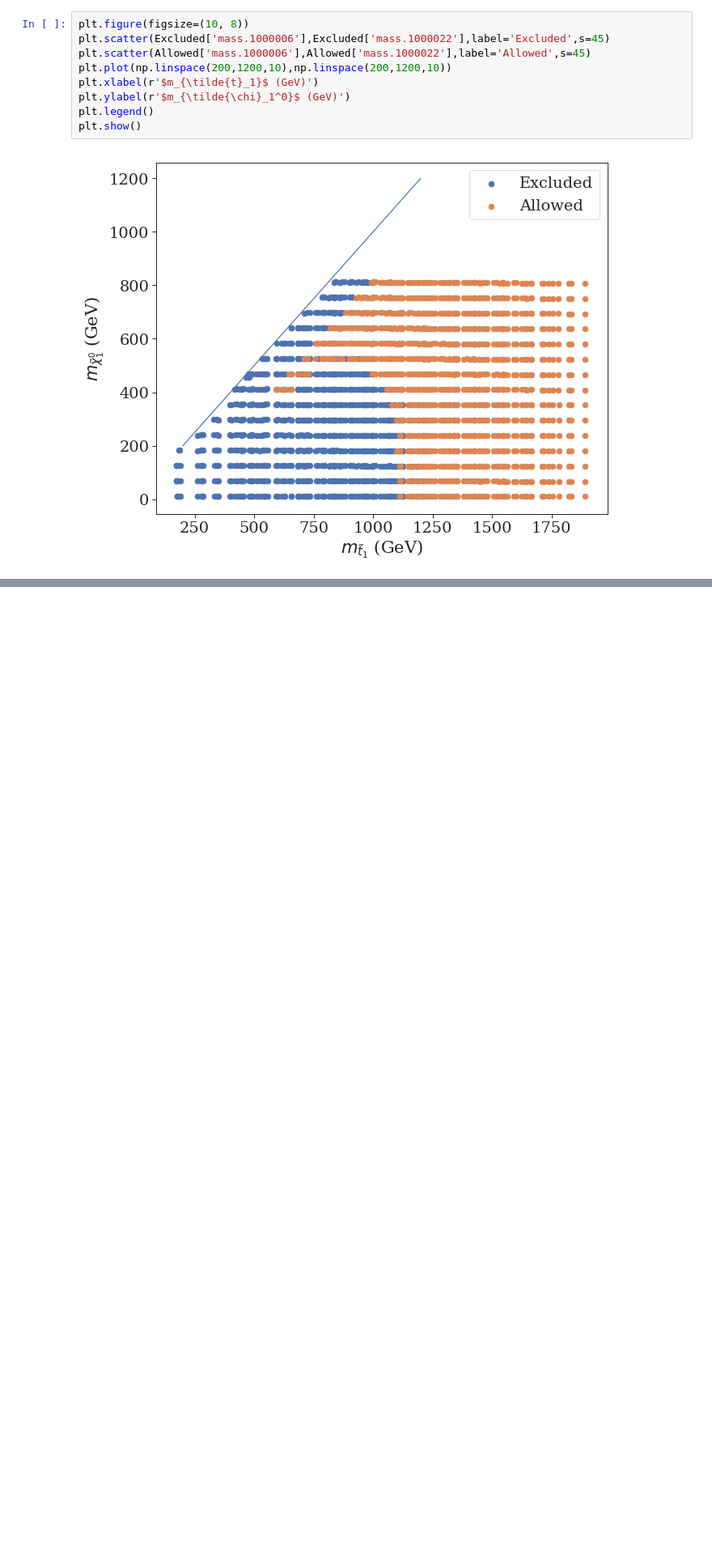
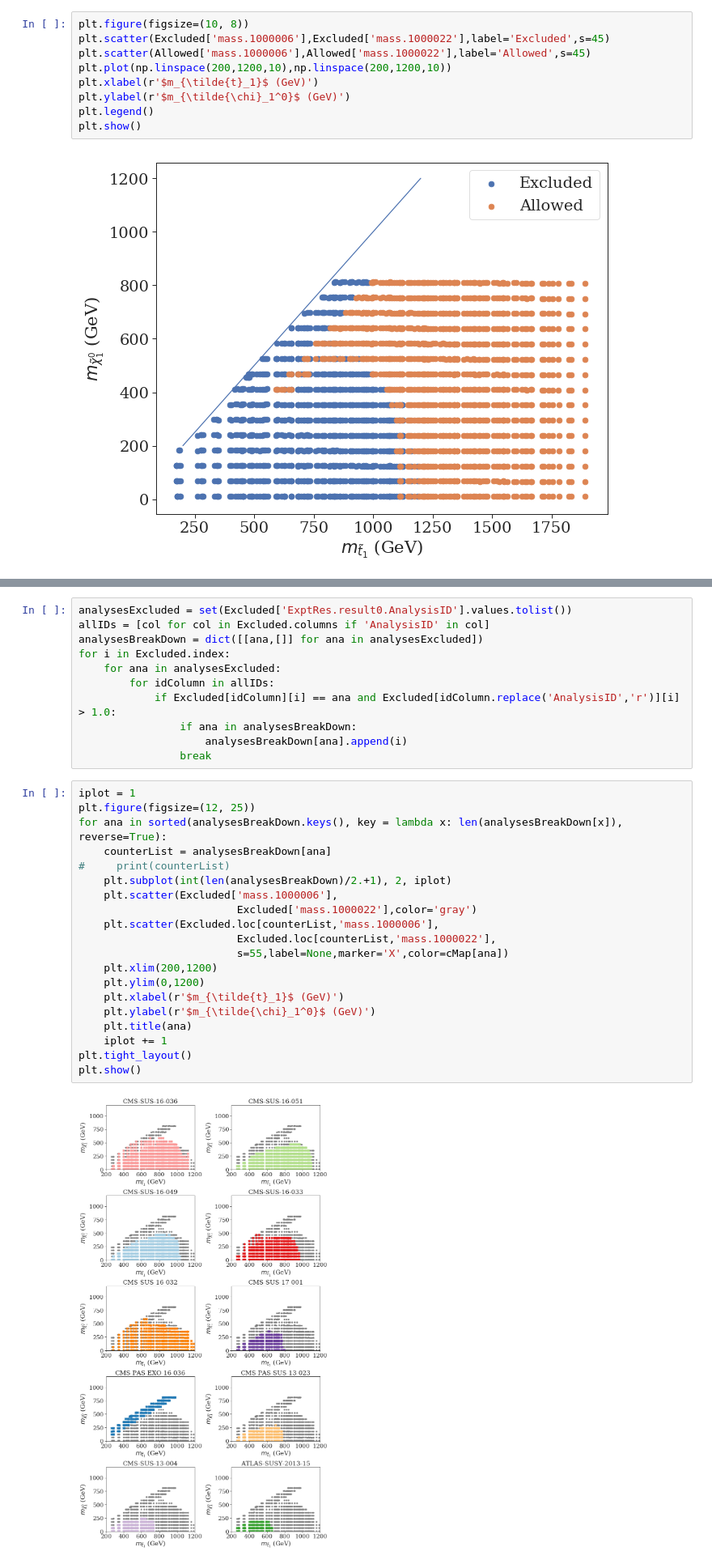
Before and after one commit to andlessa/stopsEFT, a Jupyter notebook: results/plotResults.ipynb, the cells around one changed output, grey strips where cells are left out. Shown at 81% size. Saved outputs shown, nothing was run; the diff lists cells and outputs as text; blank space fills up the shorter version.

```diff
--- a/results/plotResults.ipynb
+++ b/results/plotResults.ipynb
@@ -180,0 +181,33 @@ plt.show()
+# %%
+analysesExcluded = set(Excluded['ExptRes.result0.AnalysisID'].values.tolist())
+allIDs = [col for col in Excluded.columns if 'AnalysisID' in col]
+analysesBreakDown = dict([[ana,[]] for ana in analysesExcluded])
+for i in Excluded.index:
+    for ana in analysesExcluded:
+        for idColumn in allIDs:
+            if Excluded[idColumn][i] == ana and Excluded[idColumn.replace('AnalysisID','r')][i] > 1.0:
+                if ana in analysesBreakDown:
+                    analysesBreakDown[ana].append(i)
+                break
+# %%
+iplot = 1
+plt.figure(figsize=(12, 25))
+for ana in sorted(analysesBreakDown.keys(), key = lambda x: len(analysesBreakDown[x]), reverse=True):
+    counterList = analysesBreakDown[ana]
+#     print(counterList)
+    plt.subplot(int(len(analysesBreakDown)/2.+1), 2, iplot)
+    plt.scatter(Excluded['mass.1000006'],
+                         Excluded['mass.1000022'],color='gray')
+    plt.scatter(Excluded.loc[counterList,'mass.1000006'],
+                         Excluded.loc[counterList,'mass.1000022'],
+                         s=55,label=None,marker='X',color=cMap[ana])
+    plt.xlim(200,1200)
+    plt.ylim(0,1200)
+    plt.xlabel(r'$m_{\tilde{t}_1}$ (GeV)')
+    plt.ylabel(r'$m_{\tilde{\chi}_1^0}$ (GeV)')
+    plt.title(ana)
+    iplot += 1
+plt.tight_layout()
+plt.show()
+# %% [output]
+[figure, added]
```
Also changed, not shown: parts of 1 cell of this notebook, 2 other files.
